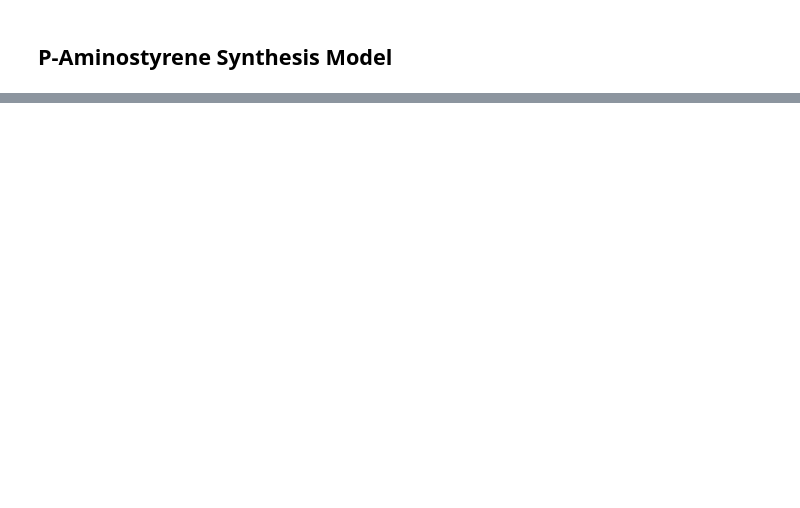
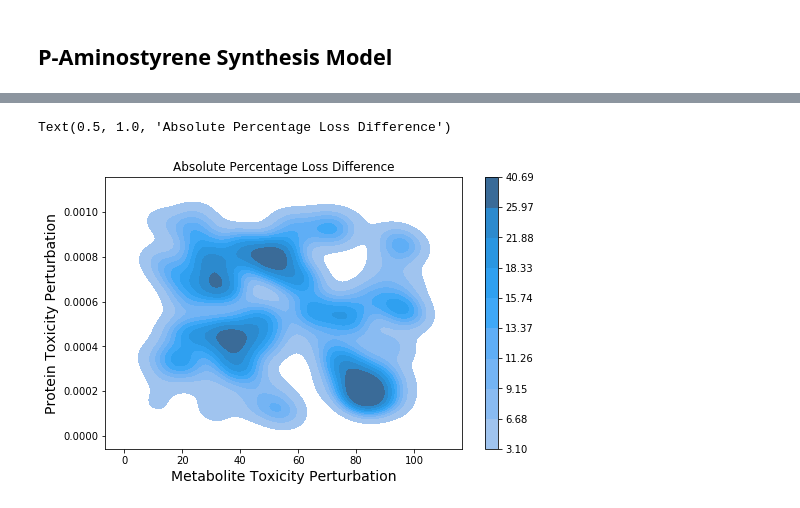
Before and after one commit to cjmerzbacher/bayesopt-dynamic-pathways, a Jupyter notebook: p_aminostyrene/p_aminostyrene.ipynb, the cells around one changed output, grey strips where cells are left out. Drawn from its saved outputs; the diff is of its cells as text; code cells hidden in the pictures; blank space fills up the shorter version.

```diff
--- a/p_aminostyrene/p_aminostyrene.ipynb
+++ b/p_aminostyrene/p_aminostyrene.ipynb
@@ -302,0 +436,18 @@ fig.savefig('sample_results.png', dpi=300)
+# %%
+###FIGURE: Chemical robustness
+p1 = []; p2 = []
+for i in range(len(plot_landscape)):
+    loss_percent = int(np.abs(round(plot_landscape.iloc[i].percent_loss_difference, 0)))
+    for j in range(loss_percent):
+        p1.append(plot_landscape.iloc[i].perturb0)
+        p2.append(plot_landscape.iloc[i].perturb1)
+plot_data = pd.DataFrame({'perturb0': p1, 'perturb1':p2})
+
+fig, ax = plt.subplots(1,1,figsize=(8, 5))
+sns.kdeplot(data=plot_data, x='perturb0', y='perturb1', fill=True, palette='Blues', cbar=True)
+ax.set_ylabel('Protein Toxicity Perturbation', fontsize=14)
+ax.set_xlabel('Metabolite Toxicity Perturbation', fontsize=14)
+ax.set_title('Absolute Percentage Loss Difference')
+# %% [output]
+Text(0.5, 1.0, 'Absolute Percentage Loss Difference')
+[figure, added]
```
Also changed, not shown: parts of 11 cells of this notebook, 15 other files.
